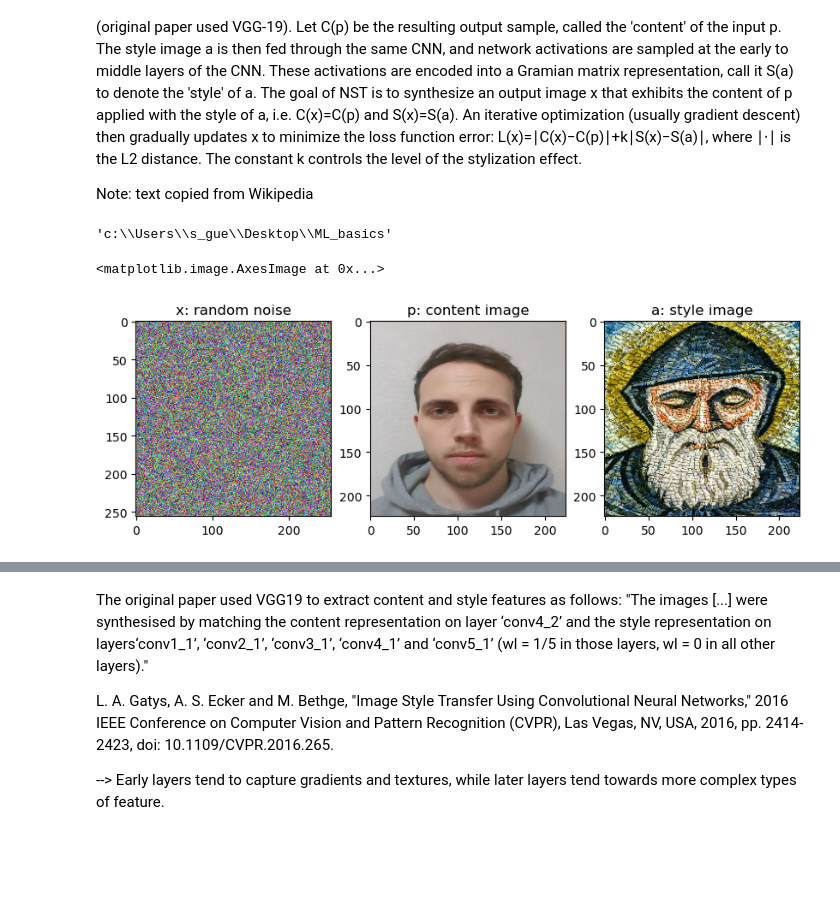
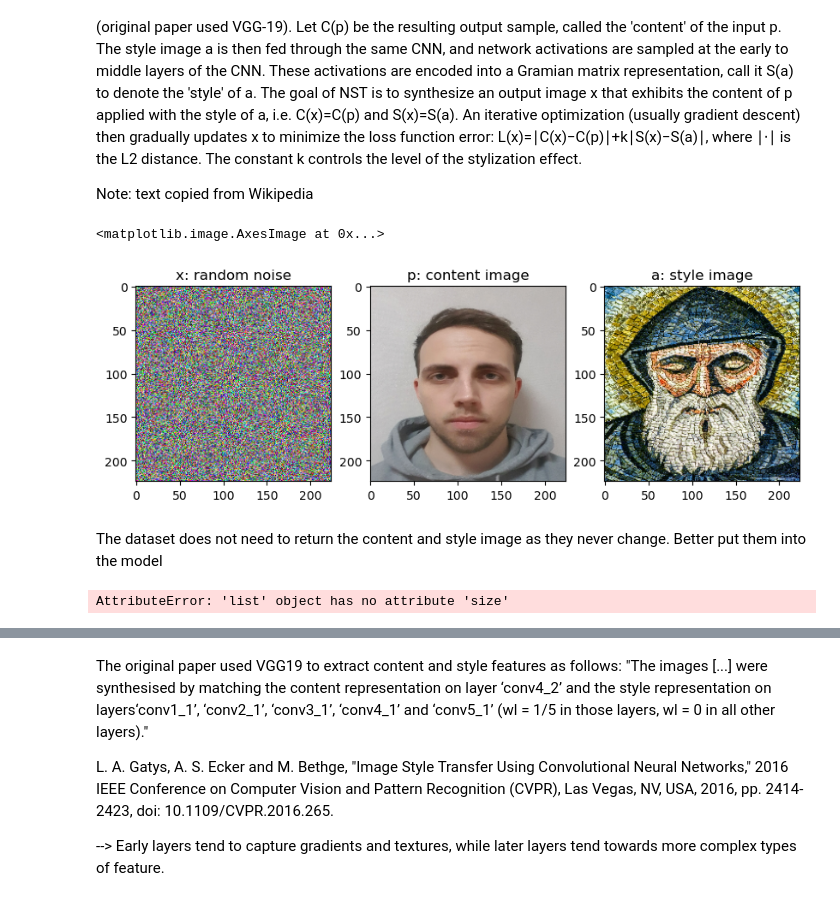
Before and after one commit to thatsvenyouknow/Machine-Learning-Projects, a Jupyter notebook: neural_style_transfer.ipynb, the cells around one changed output, grey strips where cells are left out. Drawn from its saved outputs; the diff is of its cells as text; code cells hidden in the pictures; blank space fills up the shorter version.

Commit message:
NST_loss for content working

```diff
--- a/neural_style_transfer.ipynb
+++ b/neural_style_transfer.ipynb
@@ -9,38 +9,33 @@ An iterative optimization (usually gradient descent) then gradually updates x to
 L(x)=∣C(x)−C(p)∣+k∣S(x)−S(a)∣, where ∣⋅∣ is the L2 distance. The constant k controls the level of the stylization effect.
 
 Note: text copied from Wikipedia
-# %%
-import os
-os.getcwd()
-# %% [output]
-'c:\\Users\\s_gue\\Desktop\\ML_basics'
 # %%
 import numpy as numpy
 import matplotlib.pyplot as plt
 import torch
 import torchvision
 device = torch.device("cuda" if torch.cuda.is_available() else "cpu")
 
-x = torch.rand(3, 256, 256).to(device)
+x = torch.rand(3, 224, 224).to(device)
 x.requires_grad = True # to optimize it with GD
 p = torchvision.io.read_image(path = "./files/profile_pic.jpg").to(device).type(torch.float32)/255.0
 a = torchvision.io.read_image(path = "./files/mosaic_style.jpg").to(device).type(torch.float32)/255.0
 
 #resize images to fit expected VGG dimensions
 p = torchvision.transforms.functional.resize(img = p, size = [224, 224], interpolation = torchvision.transforms.InterpolationMode.BILINEAR)
 a = torchvision.transforms.functional.resize(img = a, size = [224, 224], interpolation = torchvision.transforms.InterpolationMode.BILINEAR)
 
 #show both images next to each other:
 plt.figure(figsize = (10, 10))
 plt.subplot(1, 3, 1)
 plt.title("x: random noise")
 plt.imshow(x.permute(1, 2, 0).cpu().detach().numpy())
 plt.subplot(1, 3, 2)
 plt.title("p: content image")
 plt.imshow(p.permute(1, 2, 0).cpu().detach().numpy())
 plt.subplot(1, 3, 3)
 plt.title("a: style image")
 plt.imshow(a.permute(1, 2, 0).cpu().detach().numpy())
 # %% [output]
 <matplotlib.image.AxesImage at 0x...>
-[figure, old version]
+[figure, new version]
@@ -82,0 +42,9 @@ class NST_dataset(Dataset):
+# %% [markdown]
+The dataset does not need to return the content and style image as they never change. Better put them into the model
+# %%
+f = torch.rand(1, 3, 224, 224).to(device) #random noise
+g = torch.rand(1, 3, 224, 224).to(device) #random noise
+loss = nn.MSELoss()
+loss(f, g)
+# %% [output]
+AttributeError: 'list' object has no attribute 'size'
```
Also changed, not shown: parts of 7 cells of this notebook.
